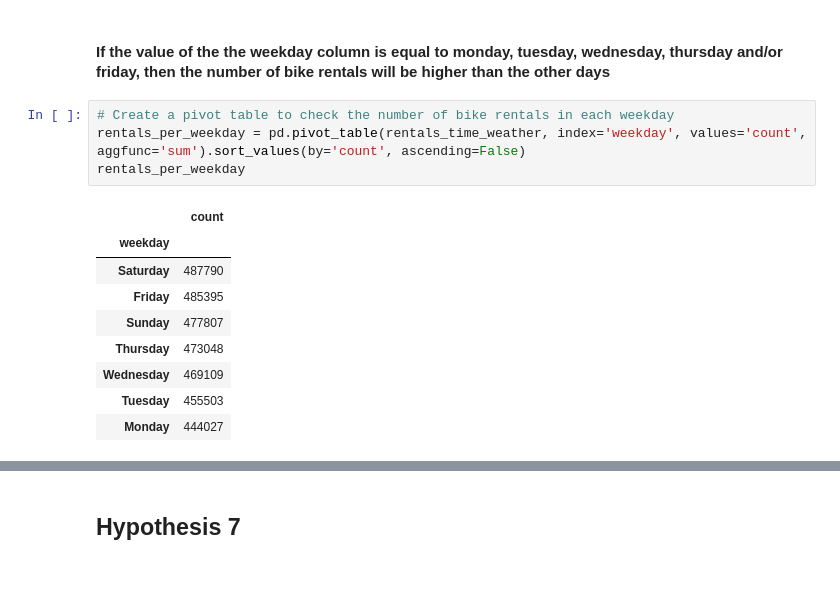
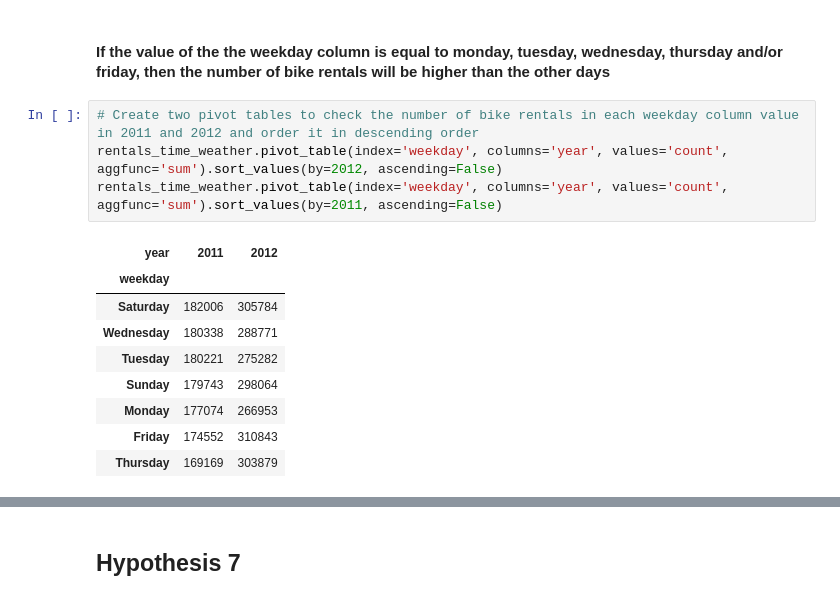
Before and after one commit to MaxLopezSalgado/capital_bike_sharing, a Jupyter notebook: eda/eda.ipynb, the cells around one changed output, grey strips where cells are left out. Saved outputs shown, nothing was run; the diff lists cells and outputs as text.

```diff
--- a/eda/eda.ipynb
+++ b/eda/eda.ipynb
@@ -239,16 +191,16 @@ plt.show()
 # %% [markdown]
 #### If the value of the the weekday column is equal to monday, tuesday, wednesday, thursday and/or friday, then the number of bike rentals will be higher than the other days
 # %%
-# Create a pivot table to check the number of bike rentals in each weekday
-rentals_per_weekday = pd.pivot_table(rentals_time_weather, index='weekday', values='count', aggfunc='sum').sort_values(by='count', ascending=False)
-rentals_per_weekday
+# Create two pivot tables to check the number of bike rentals in each weekday column value in 2011 and 2012 and order it in descending order
+rentals_time_weather.pivot_table(index='weekday', columns='year', values='count', aggfunc='sum').sort_values(by=2012, ascending=False)
+rentals_time_weather.pivot_table(index='weekday', columns='year', values='count', aggfunc='sum').sort_values(by=2011, ascending=False)
 # %% [output]
-|  | count |
-| weekday |  |
-| Saturday | 487790 |
-| Friday | 485395 |
-| Sunday | 477807 |
-| Thursday | 473048 |
-| Wednesday | 469109 |
-| Tuesday | 455503 |
-| Monday | 444027 |
+| year | 2011 | 2012 |
+| weekday |  |  |
+| Saturday | 182006 | 305784 |
+| Wednesday | 180338 | 288771 |
+| Tuesday | 180221 | 275282 |
+| Sunday | 179743 | 298064 |
+| Monday | 177074 | 266953 |
+| Friday | 174552 | 310843 |
+| Thursday | 169169 | 303879 |
```
Also changed, not shown: parts of 16 cells of this notebook.
